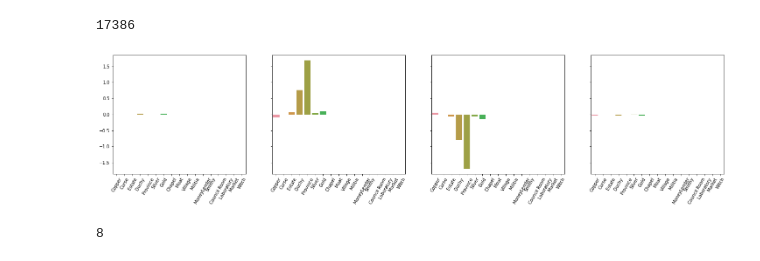
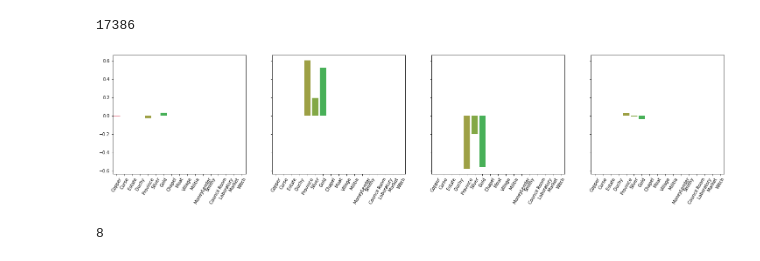
Before and after one commit to SpecificGenerality/PyDominion, a Jupyter notebook: notebooks/mcts_training.ipynb, the cells around one changed output. Drawn from its saved outputs; the diff is of its cells as text; code cells hidden in the pictures.

```diff
--- a/notebooks/mcts_training.ipynb
+++ b/notebooks/mcts_training.ipynb
@@ -35,7 +35,7 @@ default_kingdom = [Chapel, Moat, Village, Militia, Moneylender, Smithy, CouncilR
 # C = lambda x: max(1e-2, min(0.5, 1 / np.sqrt(x)))
 C = lambda x: 1 / np.sqrt(2)
 # C = lambda x: 1
-tree = GameTree(train=True, C=C, selection='ucb1', training_start_player=0)
+tree = GameTree(train=True, C=C, selection='ucb1', skip_level=False)
 # %%
 config = GameConfig(sandbox=False, num_players=2, must_include=default_kingdom)
 players = init_players(['UCT', 'DW'], tree=tree, rollout_type='mlog')
@@ -84,22 +84,22 @@ for i, model in warm_model.items():
     cold_model.coef_[0][17:24] = coef[0][7:14]
     cold_model.coef_[0][34:41] = coef[0][14:]
 # %%
-plot_model = agent.rollout.models[1]
+plot_model = agent.rollout.models[8]
 # plot_model = models[8]
 agent_weights = plot_model.coef_[0][17:34]
 opp_weights = plot_model.coef_[0][34:]
 supply_weights = plot_model.coef_[0][:17]
 player_weight_diffs = agent_weights + opp_weights
 cards = list(str(k()) for k in idxs.keys())
 
 f, axes = plt.subplots(1,4, figsize=(25, 5), sharey='all')
 sns.barplot(x=cards, y=supply_weights, ax=axes[0])
 sns.barplot(x=cards, y=agent_weights, ax=axes[1])
 sns.barplot(x=cards, y=opp_weights, ax=axes[2])
 sns.barplot(x=cards, y=player_weight_diffs, ax=axes[3])
 
 for ax in axes:
     ax.set_xticklabels(ax.get_xticklabels(), rotation=60)
 # %% [output]
-[figure, old version]
+[figure, new version]
 # %%
```
Also changed, not shown: parts of 2 cells of this notebook, 3 other files.
